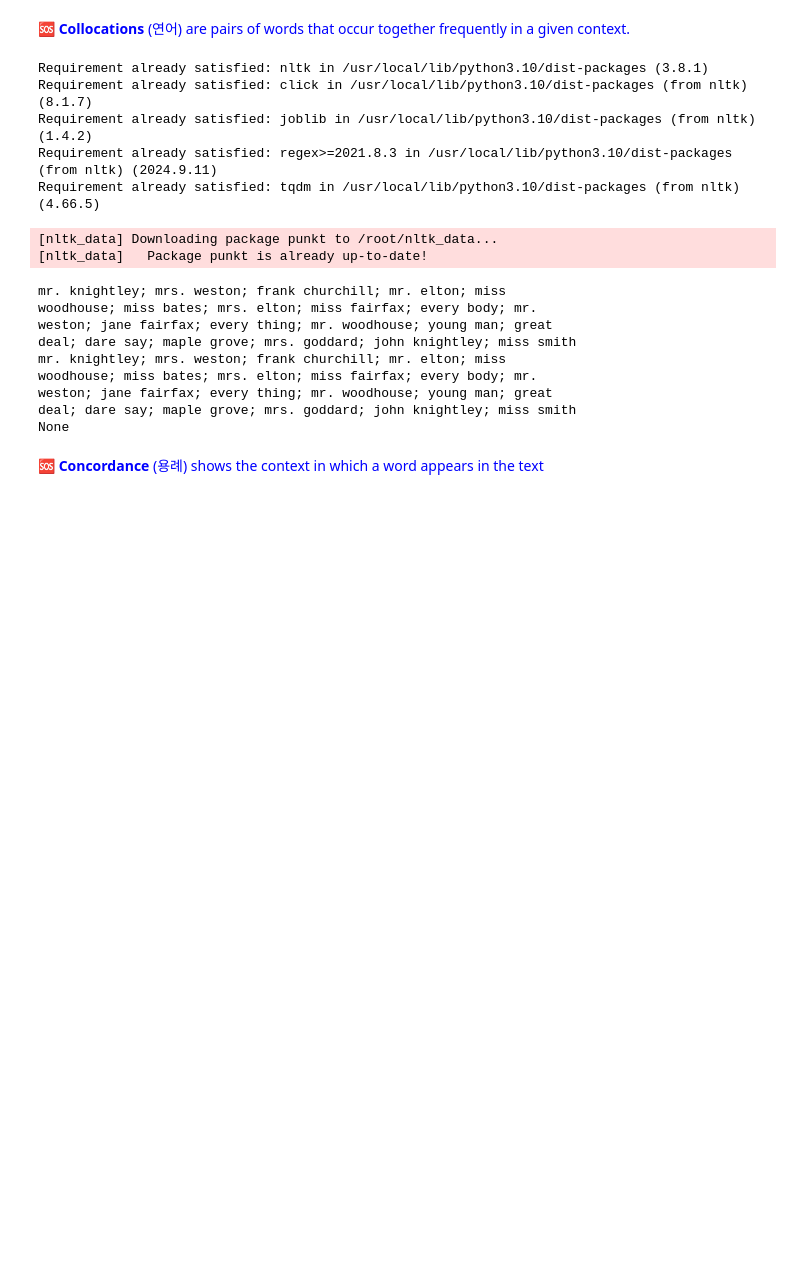
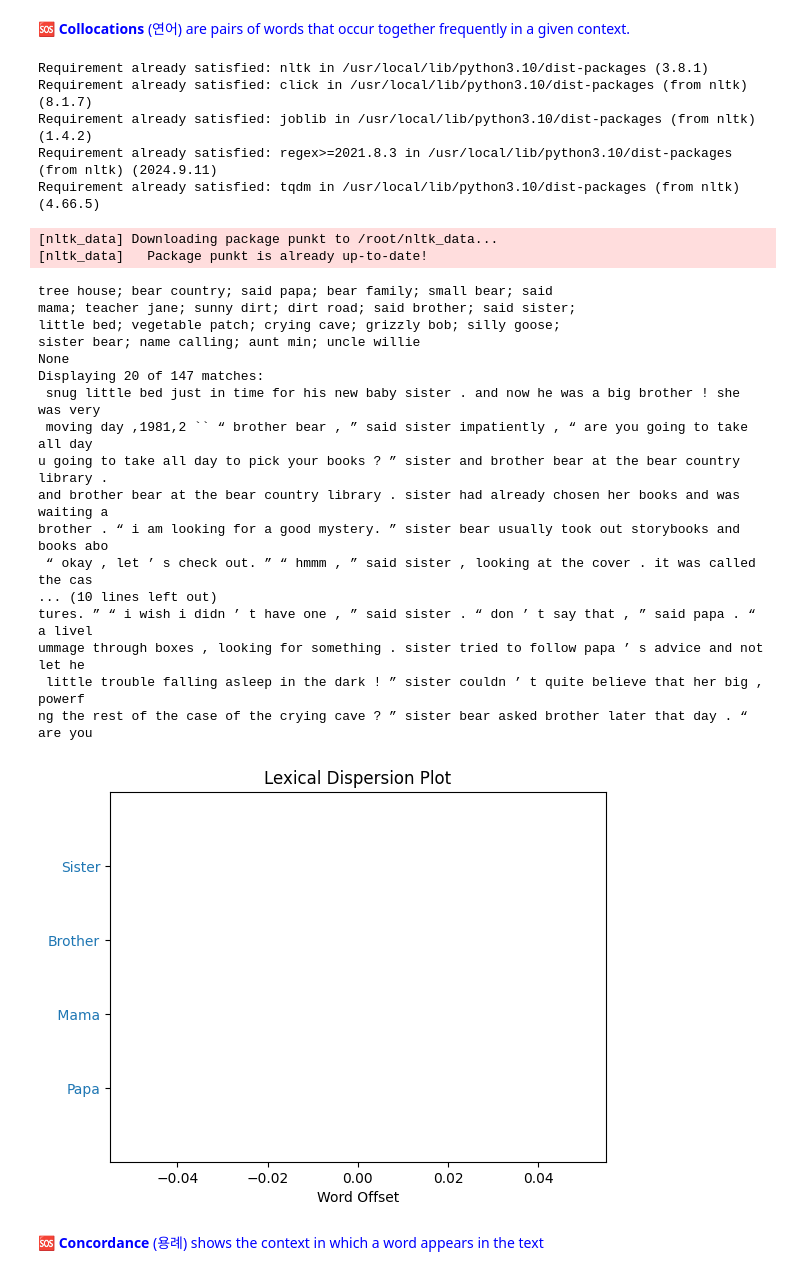
Before and after one commit to ms624atyale/BerenstainBears_4Research, a Jupyter notebook: MoreonNLP_First10EPofBerenstainBears.ipynb, the cells around one changed output. Saved outputs shown, nothing was run; the diff lists cells and outputs as text; code cells hidden in the pictures; blank space fills up the shorter version.

```diff
--- a/MoreonNLP_First10EPofBerenstainBears.ipynb
+++ b/MoreonNLP_First10EPofBerenstainBears.ipynb
@@ -185,47 +476,56 @@ text_object = nltk.Text(words)
 # %% [markdown]
 🆘 <font color = 'blue'> **Collocations** (연어) are pairs of words that occur together frequently in a given context.
 # %%
-#@markdown <font color = 'red'> **WARNING: This code cell for <collocation>  is not part of Final since codelines are not working and need fixing. (as of SPR 2024)**
-
-
 !pip install nltk
 import nltk
 from nltk.text import Text
 from nltk.tokenize import word_tokenize
 
 nltk.download('punkt')
 
 # Download the stopwords resource
 #nltk.download('stopwords')
 #nltk.download('genesis') #I don't know this codeline exactly.
 
 # Step 1: Tokenize the text
 tokens = word_tokenize(text.lower())  # Tokenize the text and convert to lowercase
 
 # Step 2: Create an NLTK Text object
 text_object = Text(tokens)
 
 # Step 3: Find and print collocations (this automatically finds frequent word pairs)
-text_object.collocations()
+print(text_object.collocations())
 
-# Find and print collocations
-print(text_object.collocations())
+# Step 4: Display a concordance for the word 'Emma'
+text_object.concordance('Sister', width=100, lines=20)
+
+# Step 5: Plotting
+text_object.dispersion_plot(['Papa', ' Mama', 'Brother', 'Sister'])
 # %% [output]
 Requirement already satisfied: nltk in /usr/local/lib/python3.10/dist-packages (3.8.1)
 Requirement already satisfied: click in /usr/local/lib/python3.10/dist-packages (from nltk) (8.1.7)
 Requirement already satisfied: joblib in /usr/local/lib/python3.10/dist-packages (from nltk) (1.4.2)
 Requirement already satisfied: regex>=2021.8.3 in /usr/local/lib/python3.10/dist-packages (from nltk) (2024.9.11)
 Requirement already satisfied: tqdm in /usr/local/lib/python3.10/dist-packages (from nltk) (4.66.5)
 [nltk_data] Downloading package punkt to /root/nltk_data...
 [nltk_data]   Package punkt is already up-to-date!
-mr. knightley; mrs. weston; frank churchill; mr. elton; miss
-woodhouse; miss bates; mrs. elton; miss fairfax; every body; mr.
-weston; jane fairfax; every thing; mr. woodhouse; young man; great
-deal; dare say; maple grove; mrs. goddard; john knightley; miss smith
-mr. knightley; mrs. weston; frank churchill; mr. elton; miss
-woodhouse; miss bates; mrs. elton; miss fairfax; every body; mr.
-weston; jane fairfax; every thing; mr. woodhouse; young man; great
-deal; dare say; maple grove; mrs. goddard; john knightley; miss smith
+tree house; bear country; said papa; bear family; small bear; said
+mama; teacher jane; sunny dirt; dirt road; said brother; said sister;
+little bed; vegetable patch; crying cave; grizzly bob; silly goose;
+sister bear; name calling; aunt min; uncle willie
 None
+Displaying 20 of 147 matches:
+ snug little bed just in time for his new baby sister . and now he was a big brother ! she was very
+ moving day ,1981,2 `` “ brother bear , ” said sister impatiently , “ are you going to take all day
+u going to take all day to pick your books ? ” sister and brother bear at the bear country library .
+and brother bear at the bear country library . sister had already chosen her books and was waiting a
+brother . “ i am looking for a good mystery. ” sister bear usually took out storybooks and books abo
+ “ okay , let ’ s check out. ” “ hmmm , ” said sister , looking at the cover . it was called the cas
+... (10 lines left out)
+tures. ” “ i wish i didn ’ t have one , ” said sister . “ don ’ t say that , ” said papa . “ a livel
+ummage through boxes , looking for something . sister tried to follow papa ’ s advice and not let he
+ little trouble falling asleep in the dark ! ” sister couldn ’ t quite believe that her big , powerf
+ng the rest of the case of the crying cave ? ” sister bear asked brother later that day . “ are you
+[figure, added]
 # %% [markdown]
 🆘 <font color = 'blue'> **Concordance** (용례) shows the context in which a word appears in the text
```
Also changed, not shown: parts of 19 cells of this notebook.
